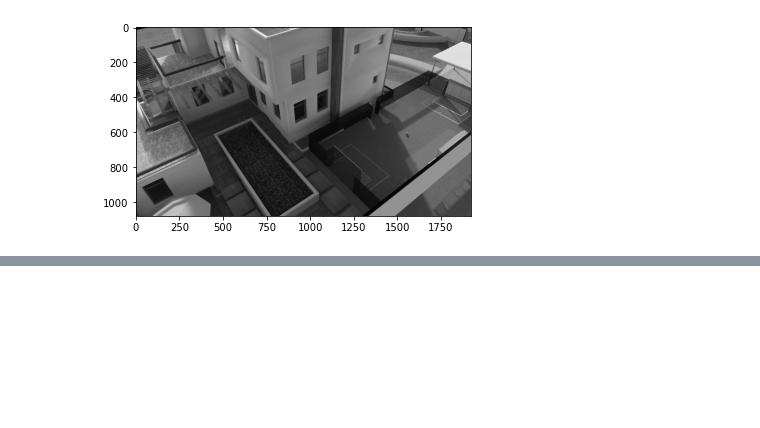
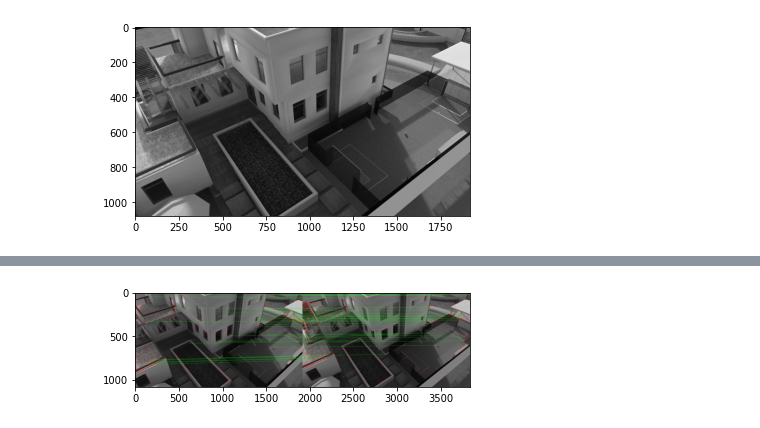
Before and after one commit to VV-A-VV/cw_1, a Jupyter notebook: cw_1.ipynb, the cells around one changed output, grey strips where cells are left out. Saved outputs shown, nothing was run; the diff lists cells and outputs as text; code cells hidden in the pictures; blank space fills up the shorter version.

```diff
--- a/cw_1.ipynb
+++ b/cw_1.ipynb
@@ -82,3 +72,34 @@ img3 = cv2.drawMatchesKnn(gray, kp, gray2, kp2, good, None, flags=2)
+# %%
+# match the features
+bf = cv2.BFMatcher()
+matches = bf.knnMatch(des, des2, k=2)
+matchesMask = [[0, 0] for i in range(len(matches))]
+for i, (m, n) in enumerate(matches):
+    if m.distance < 0.35 * n.distance:
+        matchesMask[i] = [1, 0]
+draw_params = dict(matchColor=(0, 255, 0), singlePointColor=(255, 0, 0), matchesMask=matchesMask, flags=0)
+img3 = cv2.drawMatchesKnn(gray, kp, gray2, kp2, matches, None, **draw_params)
+plt.imshow(img3)
+plt.show()
+
+# # match the features
+# bf = cv2.BFMatcher()
+# matches = bf.knnMatch(des, des2, k=2)
+# good = []
+# for m, n in matches:
+#     if m.distance < 0.75 * n.distance:
+#         good.append([m])
+
+# # img3 = cv2.drawMatchesKnn(gray, kp, gray2, kp2, good, None, flags=2)
+# # plt.imshow(img3)
+# # plt.show()
+
+# # plot matches in the large graph
+# img3 = cv2.drawMatchesKnn(gray, kp, gray2, kp2, good, None, flags=2)
+# plt.imshow(img3)
+# plt.show()
+# %% [output]
+[figure, added]
 # %%
 # estimate the fundamental matrix
 pts1 = []
```
Also changed, not shown: parts of 10 cells of this notebook.
